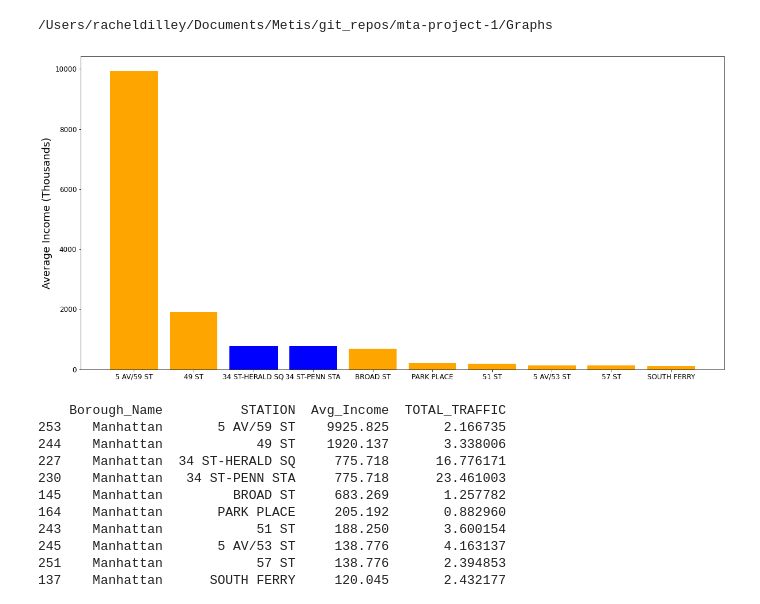
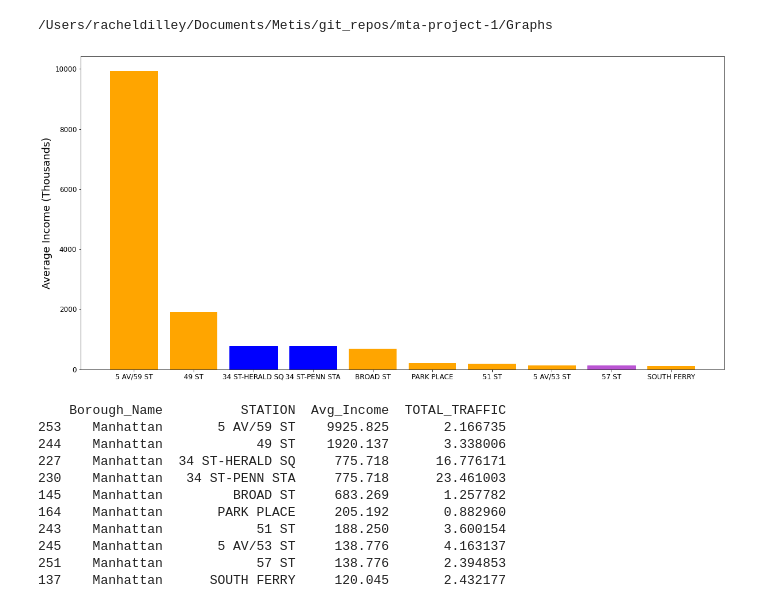
Before and after one commit to racheldilley1/mta-project-1, a Jupyter notebook: Proj2.ipynb, the cells around one changed output. Cells and saved outputs as stored; diff of their text form; code cells hidden in the pictures.

```diff
--- a/Proj2.ipynb
+++ b/Proj2.ipynb
@@ -475,22 +475,23 @@ cd Graphs
 # %%
 plt.rcParams['font.size']= 12
 top_station_income_df = station_income_df[['Borough_Name','STATION','Avg_Income', 'TOTAL_TRAFFIC']].head(10)
 top_station_income_df['Avg_Income'] = top_station_income_df['Avg_Income']/1000
 top_station_income_df['TOTAL_TRAFFIC'] = top_station_income_df['TOTAL_TRAFFIC']/1000000
 #top_station_income_df.duplicated(subset=['STATION'])
 #print(top_station_income_df[top_station_income_df['STATION']==True])
 #print(top_station_income_df[top_station_income_df['STATION']=='34 ST-PENN STA'])
 #plt.rcParams["figure.figsize"] = (8, 4)
 top_inc_bar = plt.bar(top_station_income_df['STATION'], top_station_income_df['Avg_Income'], color='orange')
 #plt.xlabel("Stations", fontsize=18)
 plt.ylabel("Average Income (Thousands)",fontsize=18)
 #plt.title("Top 10 Stations with Highest Incomes",fontsize=27)
 top_inc_bar[3].set_color('b')
 top_inc_bar[2].set_color('b')
+top_inc_bar[8].set_color('mediumorchid')
 plt.savefig('top10_inc_bar.png', dpi=300)
 plt.show()
 # %% [output]
-[figure, old version]
+[figure, new version]
 # %%
 top_traffic_stations_df = station_income_df.copy()
 top_traffic_stations_df = top_traffic_stations_df[['Borough_Name','STATION','Avg_Income', 'TOTAL_TRAFFIC']]
```
Also changed, not shown: parts of 3 cells of this notebook, 4 other files.
